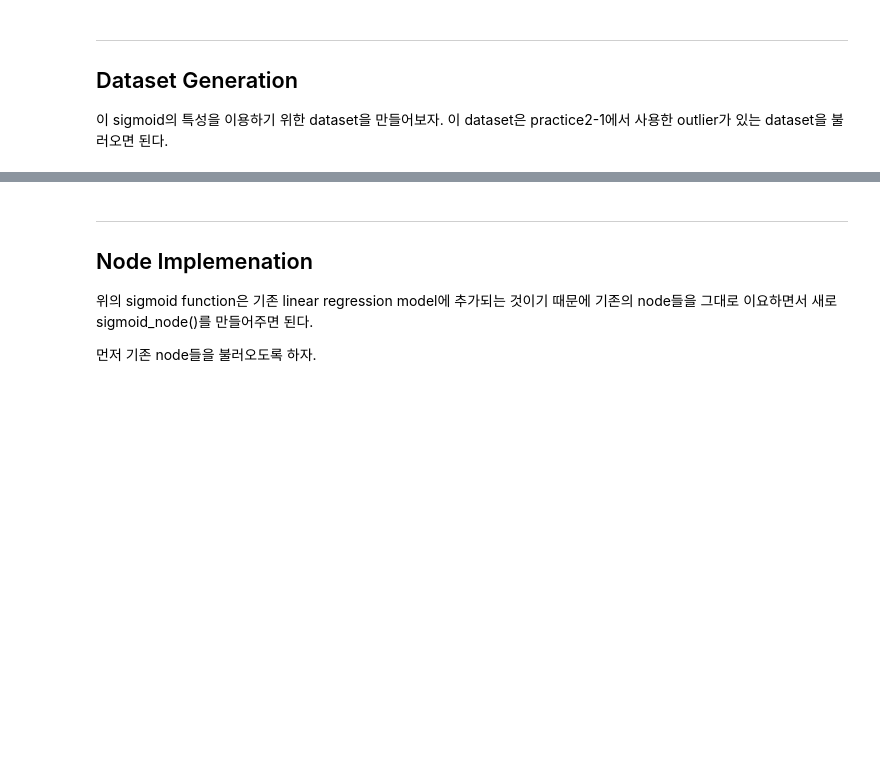
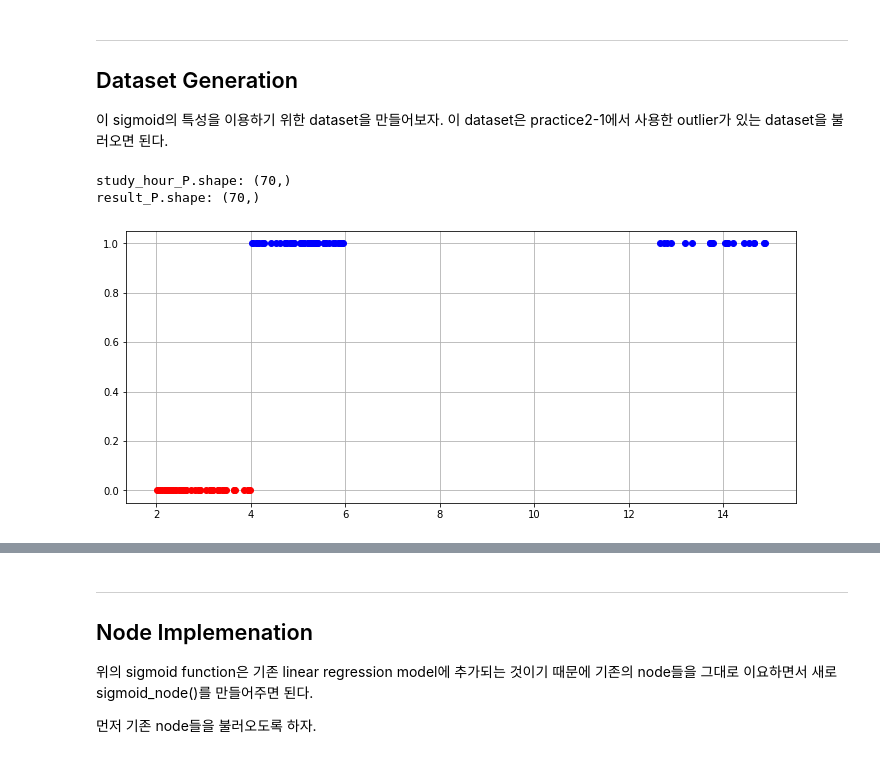
Before and after one commit to najy97/Deep_Learning_Practice_Notebooks, a Jupyter notebook: Chapter2_Logistic_Regression/Practice2_2.ipynb, the cells around one changed output, grey strips where cells are left out. Cells and saved outputs as stored; diff of their text form; code cells hidden in the pictures; blank space fills up the shorter version.

```diff
--- a/Chapter2_Logistic_Regression/Practice2_2.ipynb
+++ b/Chapter2_Logistic_Regression/Practice2_2.ipynb
@@ -53,3 +39,43 @@ ax.grid()
+# %%
+##### Your Code(Dataset Load/Start) #####
+# Pass/No Pass 학생을 각각 50명씩 만들도록 세팅
+n_P, n_NP = 50, 50
+# 학생들의 최소/최대 공부시간을 hour_m, hour_M으로 만들고 decision boundary를 hour_b로 만듦
+# 즉, NP학생들은 2~4시간 공부시간을 가지고 P학생들은 4~6시간의 공부시간을 가짐
+hour_m, hour_b, hour_M = 2, 4, 6
+
+##### Your Code(Dataset Generation/Start) #####
+study_hour_P = np.random.uniform(low = hour_b, high = hour_M , size = n_P)
+study_hour_NP = np.random.uniform(low = hour_m, high = hour_b, size = n_NP)
+
+# P, NP학생들의 y값들은 각각 1, 0으로 만들어줌
+result_P = np.ones_like(study_hour_P)
+result_NP = np.zeros_like(study_hour_NP)
+##### Your Code(Dataset Generation/End) #####
+n_out = 20
+hour_out_m, hour_out_M = 12, 15
+##### Your Code(Adding Outliers/Start) #####
+study_hour_outlier = np.random.uniform(low = hour_out_m, high = hour_out_M, size = (n_out,))
+result_outlier = np.ones_like(study_hour_outlier)
+
+study_hour_P = np.append(study_hour_P, study_hour_outlier)
+result_P = np.append(result_P, result_outlier)
+
+x_data = np.hstack([study_hour_P,study_hour_NP])
+y_data = np.hstack([result_P,result_NP])
+##### Your Code(Dataset Load/Start) #####
+
+print("study_hour_P.shape:",study_hour_P.shape)
+print("result_P.shape:", result_P.shape)
+
+fig, ax = plt.subplots(figsize = (12,5))
+ax.plot(x_data[:n_P + n_out], y_data[:n_P + n_out], 'bo')
+ax.plot(x_data[n_P + n_out:], y_data[n_P + n_out:], 'ro')
+ax.grid()
+# %% [output]
+study_hour_P.shape: (70,)
+result_P.shape: (70,)
+[figure, added]
 # %% [markdown]
 **Expected Output:** <br>
 study_hour_P.shape: (70,) <br>
```
Also changed, not shown: parts of 6 cells of this notebook, 4 other files.
